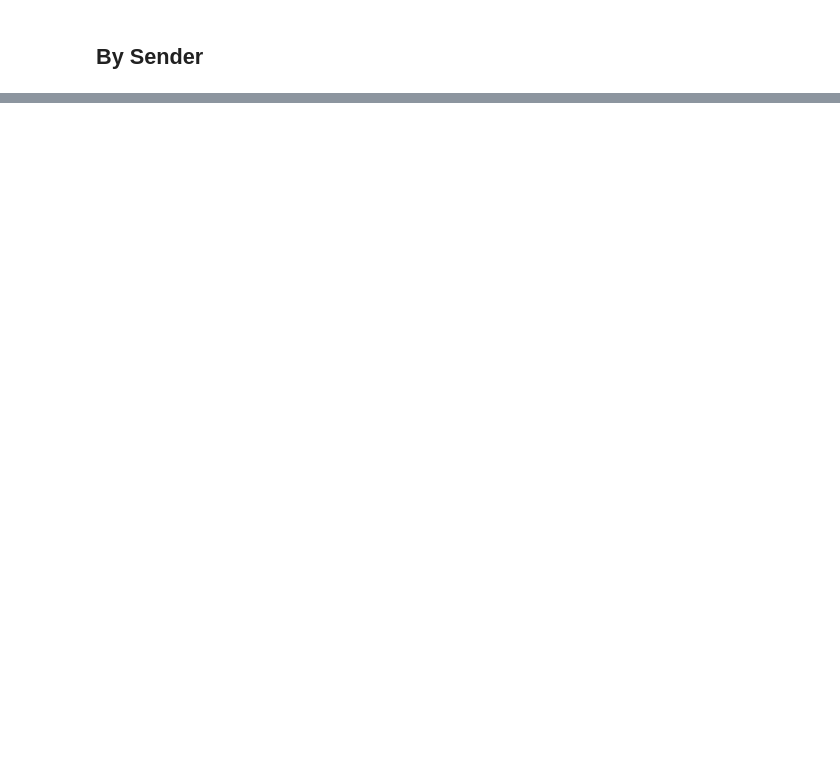
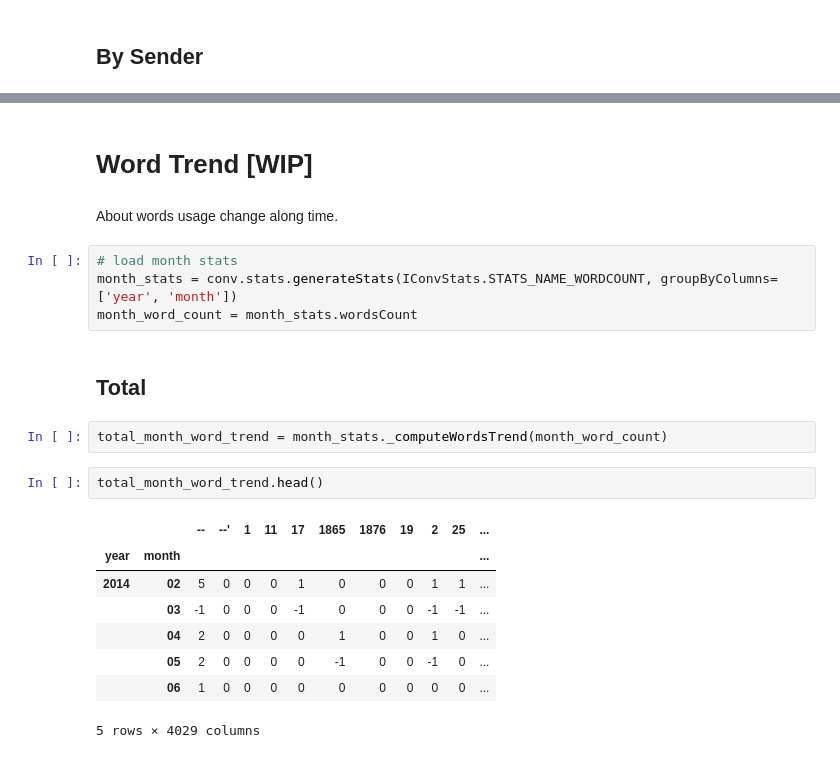
Before and after one commit to 5agado/conversation-analyzer, a Jupyter notebook: Conversation Analyzer - Words Stats.ipynb, the cells around one changed output, grey strips where cells are left out. Saved outputs shown, nothing was run; the diff lists cells and outputs as text; blank space fills up the shorter version.

```diff
--- a/Conversation Analyzer - Words Stats.ipynb
+++ b/Conversation Analyzer - Words Stats.ipynb
@@ -286,0 +215,23 @@ sns.plt.show()
+# %% [markdown]
+# Word Trend [WIP]
+# %% [markdown]
+About words usage change along time.
+# %%
+# load month stats
+month_stats = conv.stats.generateStats(IConvStats.STATS_NAME_WORDCOUNT, groupByColumns=['year', 'month'])
+month_word_count = month_stats.wordsCount
+# %% [markdown]
+## Total
+# %%
+total_month_word_trend = month_stats._computeWordsTrend(month_word_count)
+# %%
+total_month_word_trend.head()
+# %% [output]
+|  |  | -- | --' | 1 | 11 | 17 | 1865 | 1876 | 19 | 2 | 25 | ... |
+| year | month |  |  |  |  |  |  |  |  |  |  | ... |
+| 2014 | 02 | 5 | 0 | 0 | 0 | 1 | 0 | 0 | 0 | 1 | 1 | ... |
+|  | 03 | -1 | 0 | 0 | 0 | -1 | 0 | 0 | 0 | -1 | -1 | ... |
+|  | 04 | 2 | 0 | 0 | 0 | 0 | 1 | 0 | 0 | 1 | 0 | ... |
+|  | 05 | 2 | 0 | 0 | 0 | 0 | -1 | 0 | 0 | -1 | 0 | ... |
+|  | 06 | 1 | 0 | 0 | 0 | 0 | 0 | 0 | 0 | 0 | 0 | ... |
+5 rows × 4029 columns
```
Also changed, not shown: parts of 39 cells of this notebook, 8 other files.
